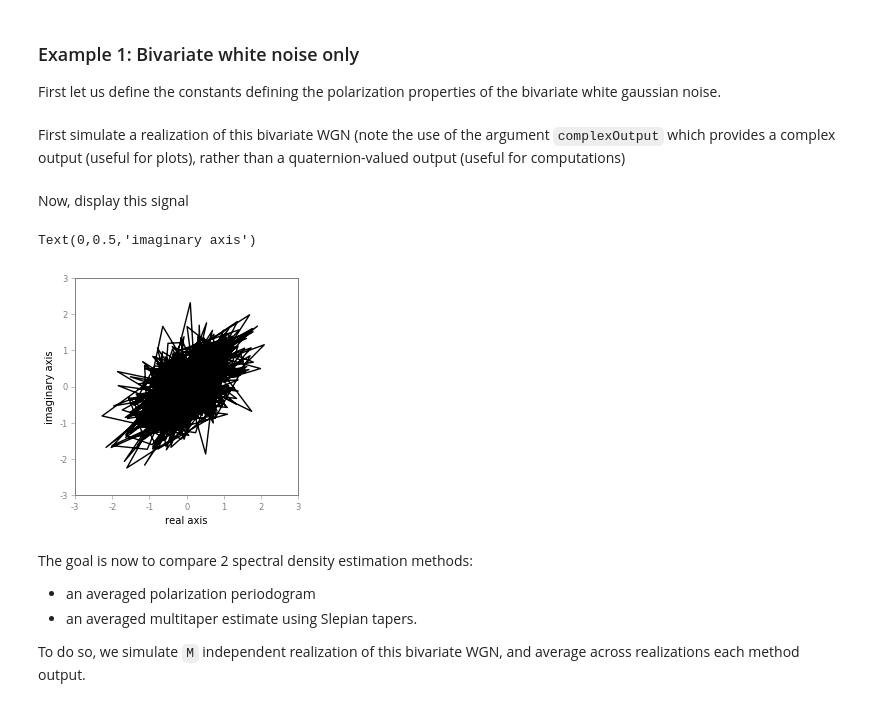
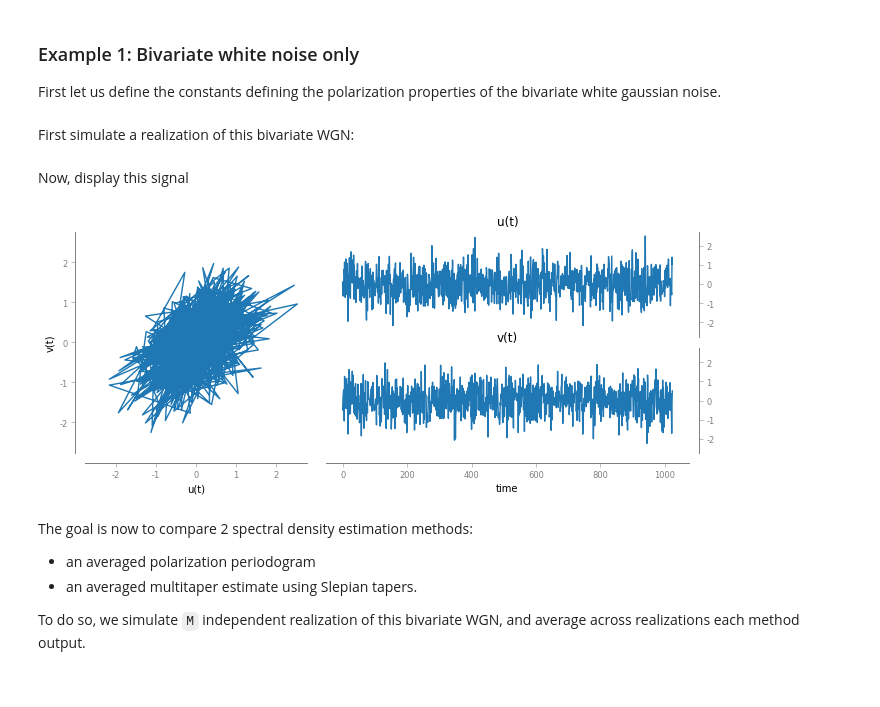
Before and after one commit to jflamant/bispy, a Jupyter notebook: notebooks/spectralanalysisTutorial.ipynb, the cells around one changed output. Saved outputs shown, nothing was run; the diff lists cells and outputs as text; code cells hidden in the pictures.

```diff
--- a/notebooks/spectralanalysisTutorial.ipynb
+++ b/notebooks/spectralanalysisTutorial.ipynb
@@ -37,23 +30,15 @@ theta0 = pi/4 # angle of linear polarization
 
 t = np.arange(0, N) # time vector
-# %% [markdown]
-First simulate a realization of this bivariate WGN (note the use of the argument `complexOutput` which provides a complex output (useful for plots), rather than a quaternion-valued output (useful for computations)
+# %% [markdown]
+First simulate a realization of this bivariate WGN:
 # %%
-w = bsp.utils.bivariatewhiteNoise(N, S0, P=P0, theta=theta0, complexOutput=True)
+w = bsp.signals.bivariatewhiteNoise(N, S0, P=P0, theta=theta0)
 # %% [markdown]
 Now, display this signal
-# %%
-fig, ax = plt.subplots()
-
-ax.plot(w.real, w.imag, color='k')
-
-ax.set_xlim([-3, 3])
-ax.set_ylim([-3, 3])
-ax.set_xlabel('real axis')
-ax.set_ylabel('imaginary axis')
-# %% [output]
-Text(0,0.5,'imaginary axis')
-[figure, removed]
+# %%
+fig, ax = bsp.utils.visual.plot2D(t, w)
+# %% [output]
+[figure, added]
 # %% [markdown]
 The goal is now to compare 2 spectral density estimation methods:
 
```
Also changed, not shown: parts of 16 cells of this notebook.
